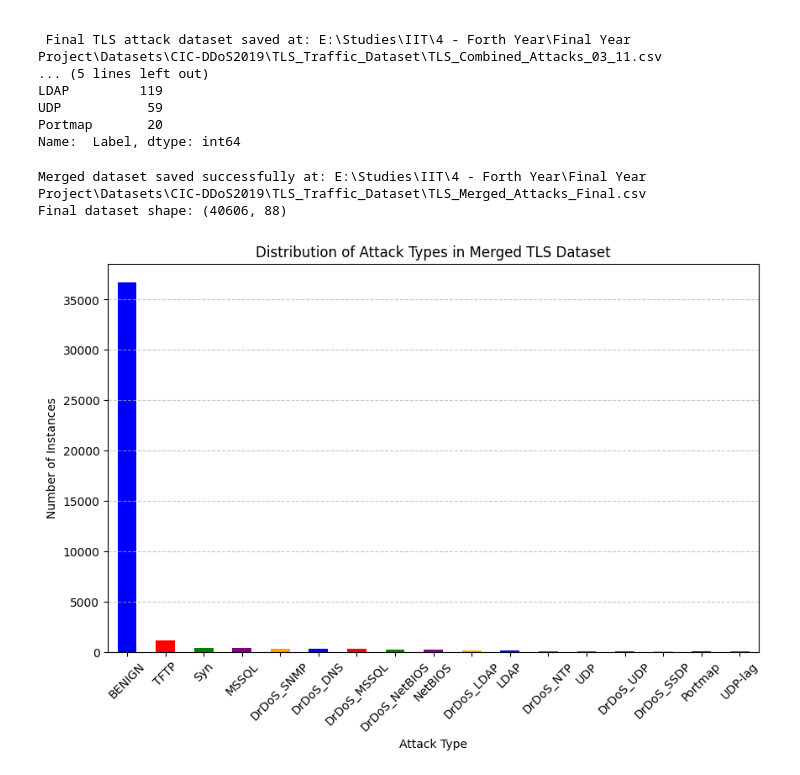
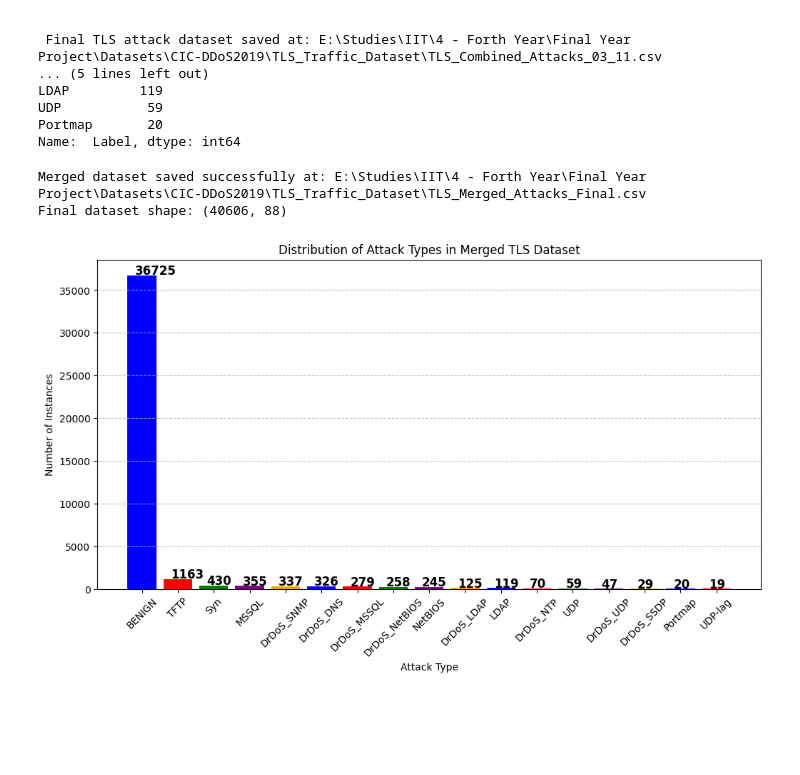
Before and after one commit to Nirusan03/QuanNetDetct, a Jupyter notebook: Model/Quantum_Model/DoS2019/QNN_Dos2019.ipynb, the cells around one changed output. Saved outputs shown, nothing was run; the diff lists cells and outputs as text; code cells hidden in the pictures; blank space fills up the shorter version.

```diff
--- a/Model/Quantum_Model/DoS2019/QNN_Dos2019.ipynb
+++ b/Model/Quantum_Model/DoS2019/QNN_Dos2019.ipynb
@@ -137,34 +137,41 @@ Name:  Label, dtype: int64
 # %%
 import pandas as pd
 import matplotlib.pyplot as plt
 
 # Load both datasets
 file_path_01_12 = "E:\\Studies\\IIT\\4 - Forth Year\\Final Year Project\\Datasets\\CIC-DDoS2019\\TLS_Traffic_Dataset\\TLS_Combined_Attacks_01_12.csv"
 file_path_03_11 = "E:\\Studies\\IIT\\4 - Forth Year\\Final Year Project\\Datasets\\CIC-DDoS2019\\TLS_Traffic_Dataset\\TLS_Combined_Attacks_03_11.csv"
 
 df_01_12 = pd.read_csv(file_path_01_12, low_memory=False)
 df_03_11 = pd.read_csv(file_path_03_11, low_memory=False)
 
 # Merge the datasets
 merged_df = pd.concat([df_01_12, df_03_11], ignore_index=True)
 
 # Save the merged dataset
 output_path = "E:\\Studies\\IIT\\4 - Forth Year\\Final Year Project\\Datasets\\CIC-DDoS2019\\TLS_Traffic_Dataset\\TLS_Merged_Attacks_Final.csv"
 merged_df.to_csv(output_path, index=False)
 
 print(f"Merged dataset saved successfully at: {output_path}")
 print("Final dataset shape:", merged_df.shape)
 
-# Plot Attack Type Distribution
-plt.figure(figsize=(10, 6))
-merged_df[' Label'].value_counts().plot(kind='bar', color=['blue', 'red', 'green', 'purple', 'orange'])
+# Plot Attack Type Distribution with Value Labels
+plt.figure(figsize=(12, 6))
+attack_counts = merged_df[' Label'].value_counts()
+bars = plt.bar(attack_counts.index, attack_counts.values, color=['blue', 'red', 'green', 'purple', 'orange'])
+
+# Add value labels on top of bars
+for bar in bars:
+    plt.text(bar.get_x() + bar.get_width()/2 - 0.2, bar.get_height() + 100,
+             str(bar.get_height()), fontsize=12, fontweight='bold')
+
 plt.xlabel("Attack Type")
 plt.ylabel("Number of Instances")
 plt.title("Distribution of Attack Types in Merged TLS Dataset")
 plt.xticks(rotation=45)
 plt.grid(axis='y', linestyle='--', alpha=0.7)
 plt.show()
 # %% [output]
 Merged dataset saved successfully at: E:\Studies\IIT\4 - Forth Year\Final Year Project\Datasets\CIC-DDoS2019\TLS_Traffic_Dataset\TLS_Merged_Attacks_Final.csv
 Final dataset shape: (40606, 88)
-[figure, old version]
+[figure, new version]
```
Also changed, not shown: parts of 3 cells of this notebook.
